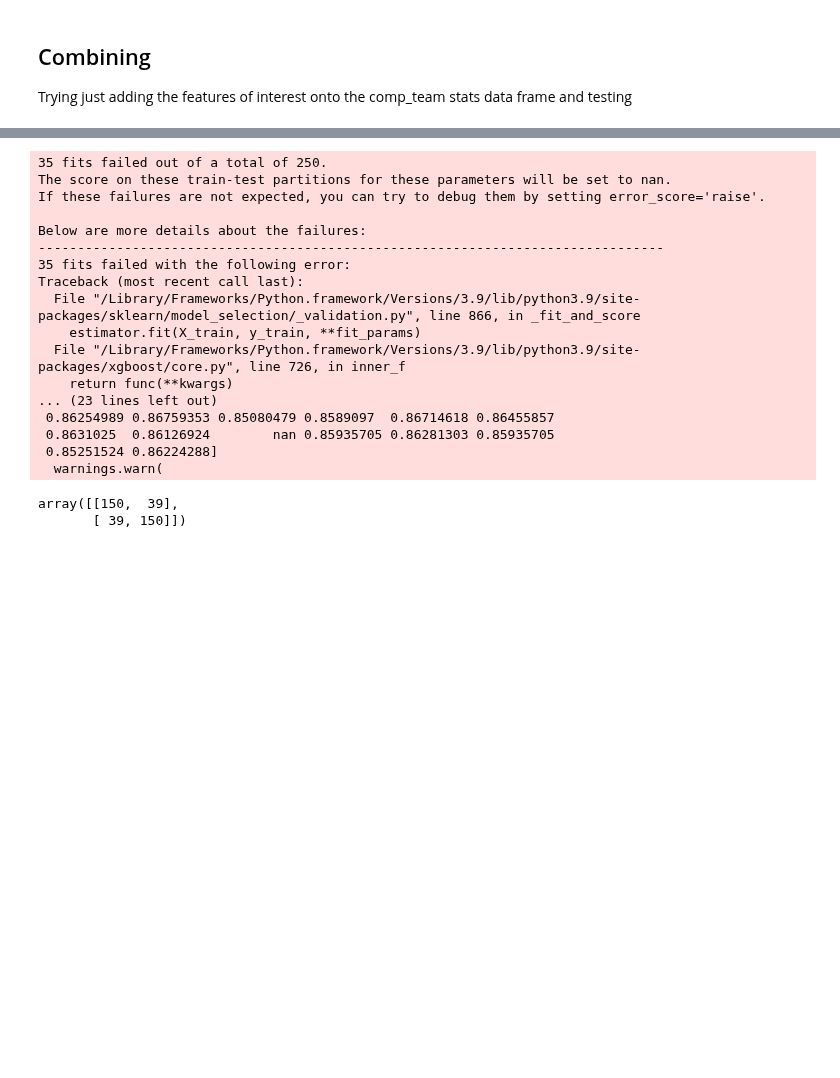
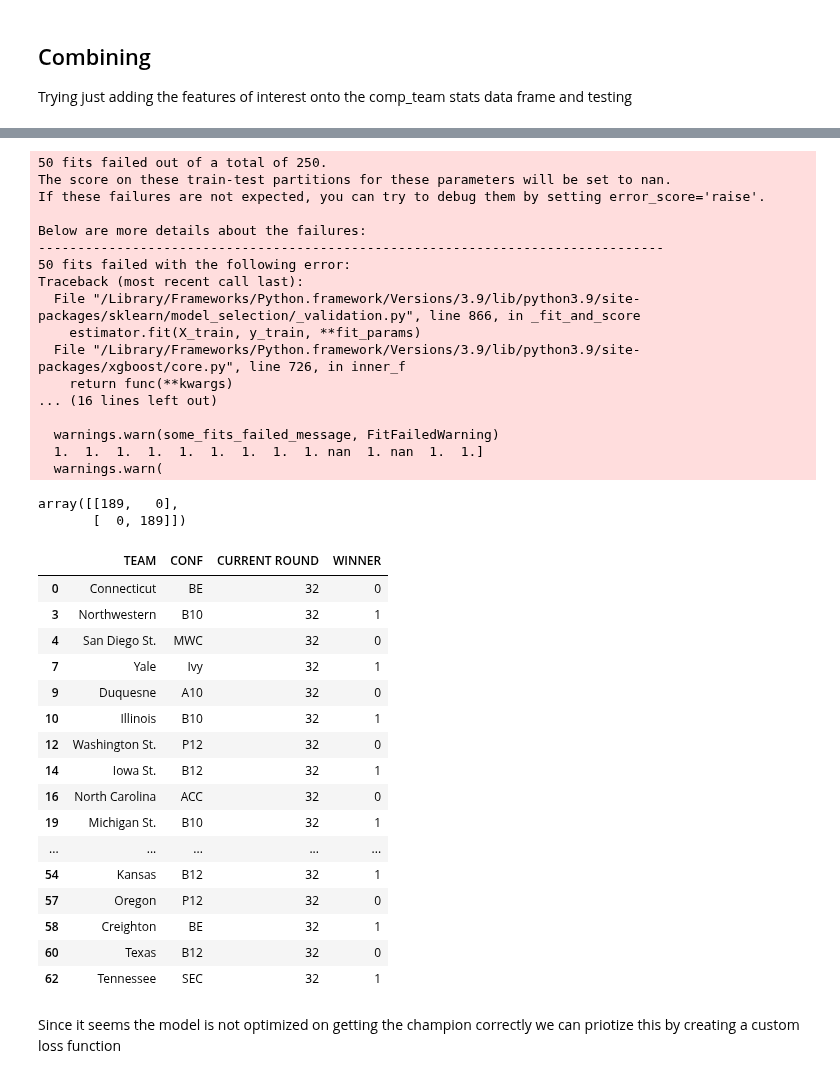
Before and after one commit to nicholaskim1004/MarchMadness, a Jupyter notebook: bracketology/madness.ipynb, the cells around one changed output, grey strips where cells are left out. Cells and saved outputs as stored; diff of their text form; code cells hidden in the pictures; blank space fills up the shorter version.

Commit message:
-adding in updated datasets for 2025 and running sim on combined model with relative success

```diff
--- a/bracketology/madness.ipynb
+++ b/bracketology/madness.ipynb
@@ -1281,8 +1282,8 @@ Traceback (most recent call last):
  0.86127801 0.85660278]
   warnings.warn(
 # %%
-best_model_seed = ran_rest.best_estimator_
-pred = best_model_seed.predict(x_test)
+best_model_coach = ran_rest.best_estimator_
+pred = best_model_coach.predict(x_test)
 confusion_matrix(y_test.values,pred,labels=[1,0])
 # %% [output]
 array([[150,  39],
@@ -1291,3 +1292,5 @@ array([[150,  39],
 (150+148)/(39+41+150+148)
 # %% [output]
 0.7883597883597884
+# %%
+sim = sim_tourney(s24,best_model_coach)
@@ -1362,37 +1385,60 @@ s24 = s24.loc[:,['YEAR', 'TEAM NO', 'TEAM', 'CONF','CURRENT ROUND', 'WIN', 'SEED
 # %%
 parameter_grid = {
+    'n_estimators':[200,500,1000],
     'max_depth':np.arange(5, 11, 1),
     'min_child_weight':np.arange(0, 7, 1),
     'colsample_bytree':np.arange(0.5, 1.1, .1)
 }
 
-boost = XGBClassifier(n_estimators=200,learning_rate=.01,booster='gbtree',early_stopping_rounds=20,random_state=42)
+boost = XGBClassifier(learning_rate=.01,booster='gbtree',early_stopping_rounds=20,random_state=42)
 
 ran_grid_search = RandomizedSearchCV(boost,param_distributions=parameter_grid,n_iter=50,cv=5,scoring='roc_auc')
 
 ran_rest = ran_grid_search.fit(x_train,y_train,eval_set=[(x_test, y_test)],verbose=False)
 # %% [output]
-35 fits failed out of a total of 250.
+50 fits failed out of a total of 250.
 The score on these train-test partitions for these parameters will be set to nan.
 If these failures are not expected, you can try to debug them by setting error_score='raise'.
 
 Below are more details about the failures:
 --------------------------------------------------------------------------------
-35 fits failed with the following error:
+50 fits failed with the following error:
 Traceback (most recent call last):
   File "/Library/Frameworks/Python.framework/Versions/3.9/lib/python3.9/site-packages/sklearn/model_selection/_validation.py", line 866, in _fit_and_score
     estimator.fit(X_train, y_train, **fit_params)
   File "/Library/Frameworks/Python.framework/Versions/3.9/lib/python3.9/site-packages/xgboost/core.py", line 726, in inner_f
     return func(**kwargs)
-... (23 lines left out)
- 0.86254989 0.86759353 0.85080479 0.8589097  0.86714618 0.86455857
- 0.8631025  0.86126924        nan 0.85935705 0.86281303 0.85935705
- 0.85251524 0.86224288]
+... (16 lines left out)
+
+  warnings.warn(some_fits_failed_message, FitFailedWarning)
+  1.  1.  1.  1.  1.  1.  1.  1.  1. nan  1. nan  1.  1.]
   warnings.warn(
 # %%
-best_model_seed = ran_rest.best_estimator_
-pred = best_model_seed.predict(x_test)
+best_model = ran_rest.best_estimator_
+pred = best_model.predict(x_test)
 confusion_matrix(y_test.values,pred,labels=[1,0])
 # %% [output]
-array([[150,  39],
-       [ 39, 150]])
+array([[189,   0],
+       [  0, 189]])
+# %%
+sim['32']
+# %% [output]
+|  | TEAM | CONF | CURRENT ROUND | WINNER |
+| 0 | Connecticut | BE | 32 | 0 |
+| 3 | Northwestern | B10 | 32 | 1 |
+| 4 | San Diego St. | MWC | 32 | 0 |
+| 7 | Yale | Ivy | 32 | 1 |
+| 9 | Duquesne | A10 | 32 | 0 |
+| 10 | Illinois | B10 | 32 | 1 |
+| 12 | Washington St. | P12 | 32 | 0 |
+| 14 | Iowa St. | B12 | 32 | 1 |
+| 16 | North Carolina | ACC | 32 | 0 |
+| 19 | Michigan St. | B10 | 32 | 1 |
+| ... | ... | ... | ... | ... |
+| 54 | Kansas | B12 | 32 | 1 |
+| 57 | Oregon | P12 | 32 | 0 |
+| 58 | Creighton | BE | 32 | 1 |
+| 60 | Texas | B12 | 32 | 0 |
+| 62 | Tennessee | SEC | 32 | 1 |
+# %% [markdown]
+Since it seems the model is not optimized on getting the champion correctly we can priotize this by creating a custom loss function
```
Also changed, not shown: parts of 14 cells of this notebook, 9 other files.
